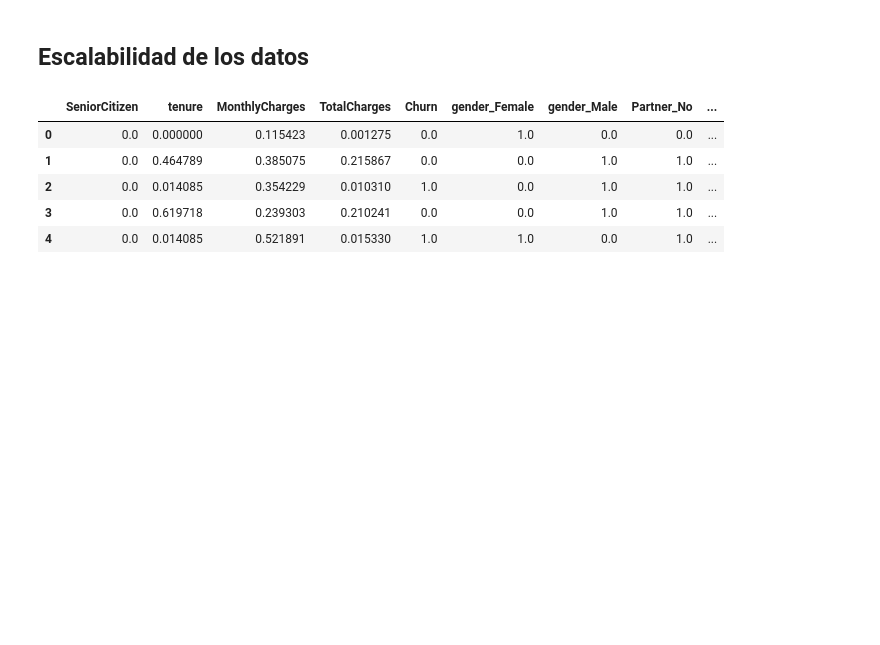
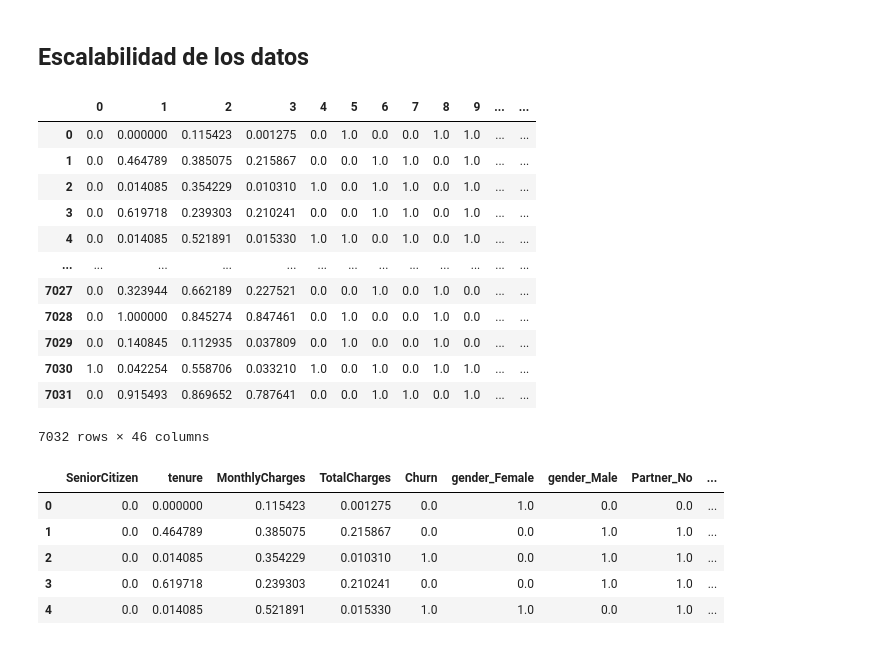
Before and after one commit to ivanchoanb/Applying-Different-Models, a Jupyter notebook: 2.1. Regresion L. Binomial.ipynb, the cells around one changed output. Cells and saved outputs as stored; diff of their text form; code cells hidden in the pictures; blank space fills up the shorter version.

```diff
--- a/2.1. Regresion L. Binomial.ipynb
+++ b/2.1. Regresion L. Binomial.ipynb
@@ -155,6 +155,22 @@ scaler = MinMaxScaler()
 df_data_processing_scaled =  scaler.fit_transform(df_data_processing)
 # %%
 df_data_processing_scaled = pd.DataFrame(df_data_processing_scaled)
+# %%
+df_data_processing_scaled
+# %% [output]
+|  | 0 | 1 | 2 | 3 | 4 | 5 | 6 | 7 | 8 | 9 | ... | ... |
+| 0 | 0.0 | 0.000000 | 0.115423 | 0.001275 | 0.0 | 1.0 | 0.0 | 0.0 | 1.0 | 1.0 | ... | ... |
+| 1 | 0.0 | 0.464789 | 0.385075 | 0.215867 | 0.0 | 0.0 | 1.0 | 1.0 | 0.0 | 1.0 | ... | ... |
+| 2 | 0.0 | 0.014085 | 0.354229 | 0.010310 | 1.0 | 0.0 | 1.0 | 1.0 | 0.0 | 1.0 | ... | ... |
+| 3 | 0.0 | 0.619718 | 0.239303 | 0.210241 | 0.0 | 0.0 | 1.0 | 1.0 | 0.0 | 1.0 | ... | ... |
+| 4 | 0.0 | 0.014085 | 0.521891 | 0.015330 | 1.0 | 1.0 | 0.0 | 1.0 | 0.0 | 1.0 | ... | ... |
+| ... | ... | ... | ... | ... | ... | ... | ... | ... | ... | ... | ... | ... |
+| 7027 | 0.0 | 0.323944 | 0.662189 | 0.227521 | 0.0 | 0.0 | 1.0 | 0.0 | 1.0 | 0.0 | ... | ... |
+| 7028 | 0.0 | 1.000000 | 0.845274 | 0.847461 | 0.0 | 1.0 | 0.0 | 0.0 | 1.0 | 0.0 | ... | ... |
+| 7029 | 0.0 | 0.140845 | 0.112935 | 0.037809 | 0.0 | 1.0 | 0.0 | 0.0 | 1.0 | 0.0 | ... | ... |
+| 7030 | 1.0 | 0.042254 | 0.558706 | 0.033210 | 1.0 | 0.0 | 1.0 | 0.0 | 1.0 | 1.0 | ... | ... |
+| 7031 | 0.0 | 0.915493 | 0.869652 | 0.787641 | 0.0 | 0.0 | 1.0 | 1.0 | 0.0 | 1.0 | ... | ... |
+7032 rows × 46 columns
 # %%
 df_data_processing_scaled.columns = df_data_processing.columns
 # %%
```
Also changed, not shown: parts of 15 cells of this notebook.
